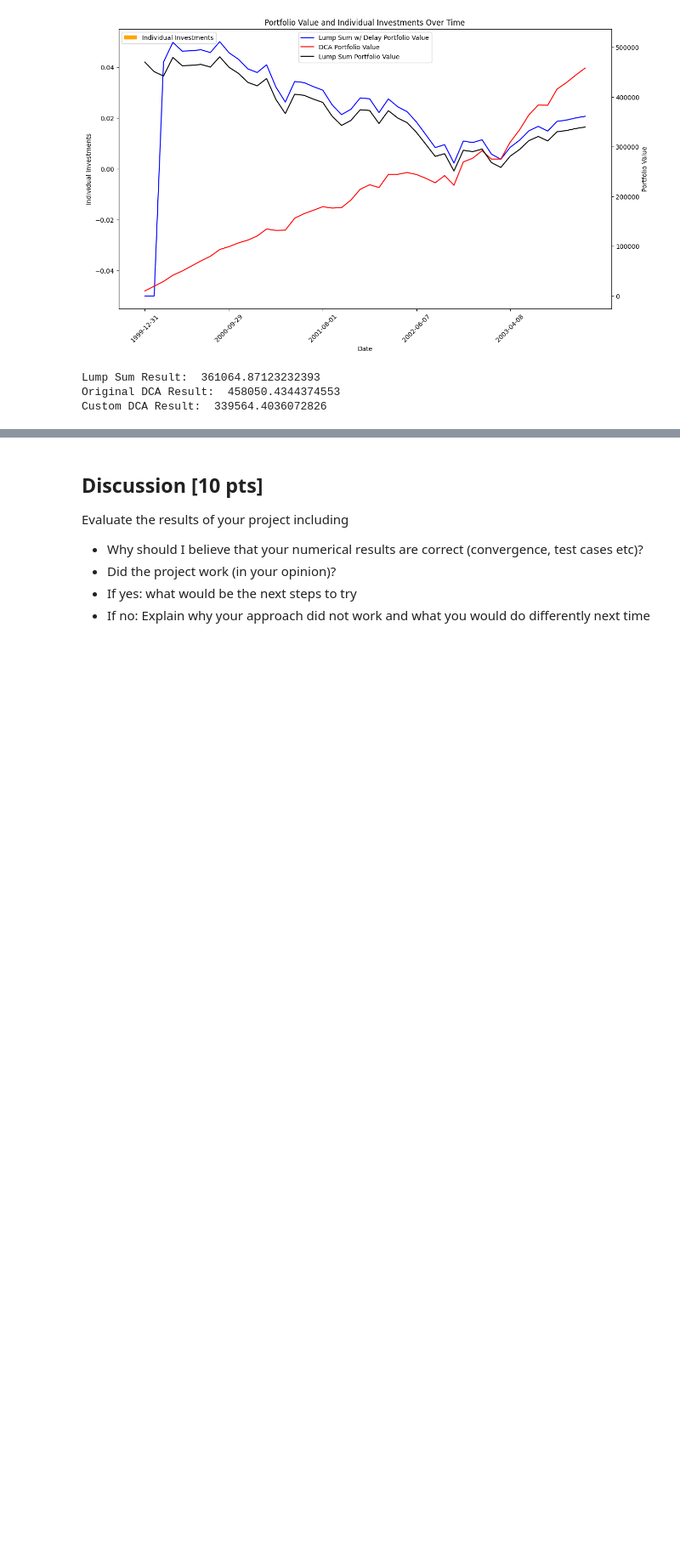
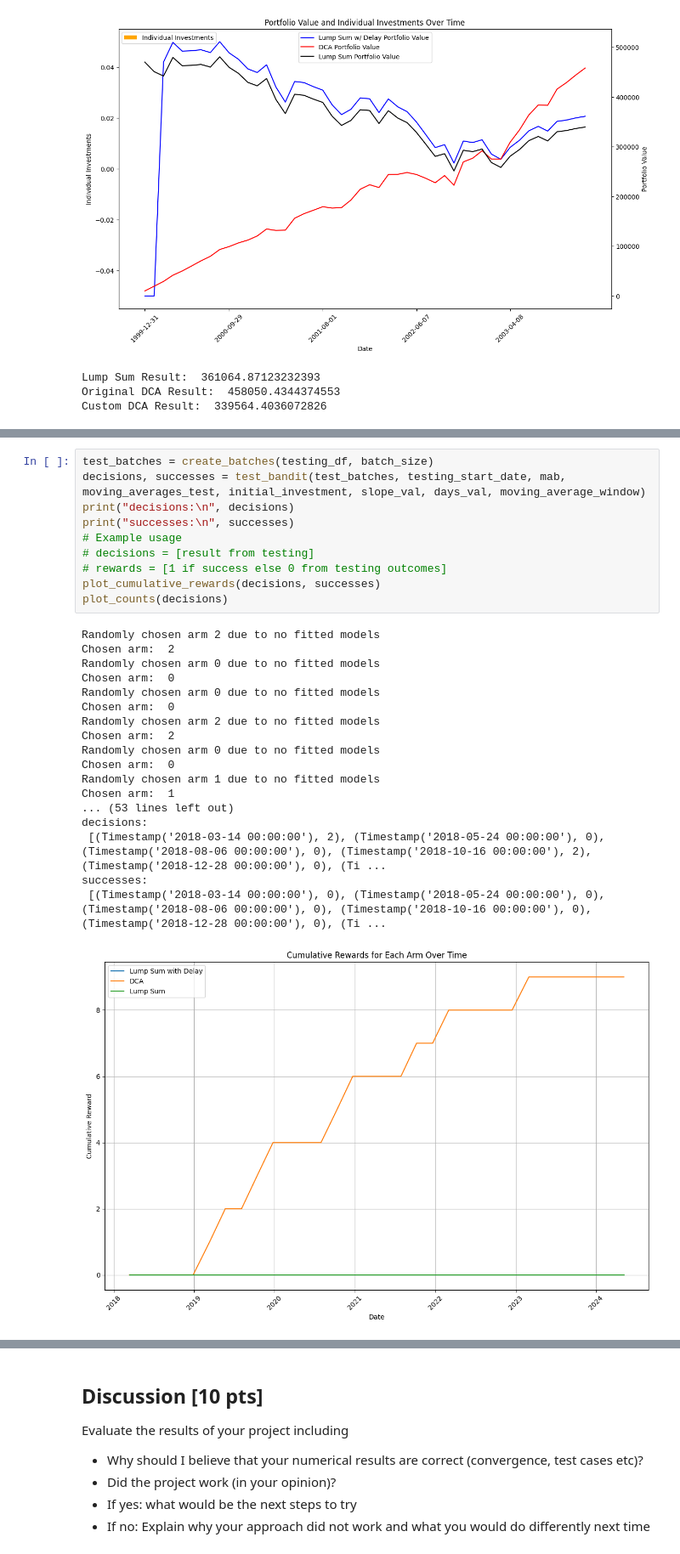
Before and after one commit to jaymay2002/OptimalInvesting, a Jupyter notebook: project.ipynb, the cells around one changed output, grey strips where cells are left out. Shown at 85% size. Drawn from its saved outputs; the diff is of its cells as text; blank space fills up the shorter version.

```diff
--- a/project.ipynb
+++ b/project.ipynb
@@ -865,0 +1229,29 @@ sandp_time
+# %%
+test_batches = create_batches(testing_df, batch_size)
+decisions, successes = test_bandit(test_batches, testing_start_date, mab, moving_averages_test, initial_investment, slope_val, days_val, moving_average_window)
+print("decisions:\n", decisions)
+print("successes:\n", successes)
+# Example usage
+# decisions = [result from testing]
+# rewards = [1 if success else 0 from testing outcomes]
+plot_cumulative_rewards(decisions, successes)
+plot_counts(decisions)
+# %% [output]
+Randomly chosen arm 2 due to no fitted models
+Chosen arm:  2
+Randomly chosen arm 0 due to no fitted models
+Chosen arm:  0
+Randomly chosen arm 0 due to no fitted models
+Chosen arm:  0
+Randomly chosen arm 2 due to no fitted models
+Chosen arm:  2
+Randomly chosen arm 0 due to no fitted models
+Chosen arm:  0
+Randomly chosen arm 1 due to no fitted models
+Chosen arm:  1
+... (53 lines left out)
+decisions:
+ [(Timestamp('2018-03-14 00:00:00'), 2), (Timestamp('2018-05-24 00:00:00'), 0), (Timestamp('2018-08-06 00:00:00'), 0), (Timestamp('2018-10-16 00:00:00'), 2), (Timestamp('2018-12-28 00:00:00'), 0), (Ti ...
+successes:
+ [(Timestamp('2018-03-14 00:00:00'), 0), (Timestamp('2018-05-24 00:00:00'), 0), (Timestamp('2018-08-06 00:00:00'), 0), (Timestamp('2018-10-16 00:00:00'), 0), (Timestamp('2018-12-28 00:00:00'), 0), (Ti ...
+[figure, added]
```
Also changed, not shown: parts of 16 cells of this notebook.
